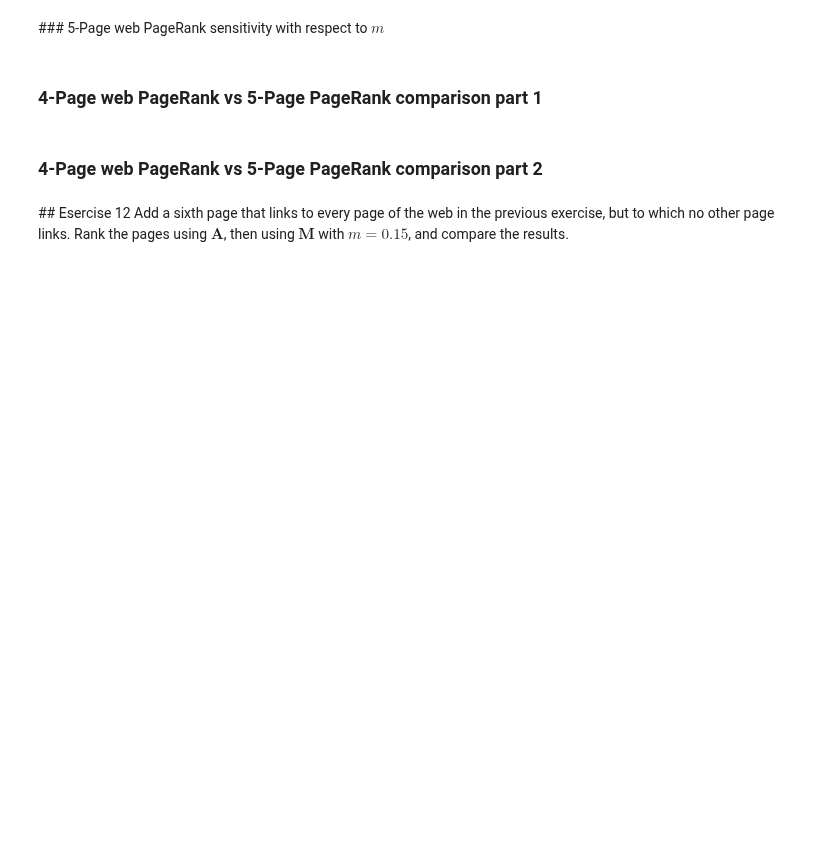
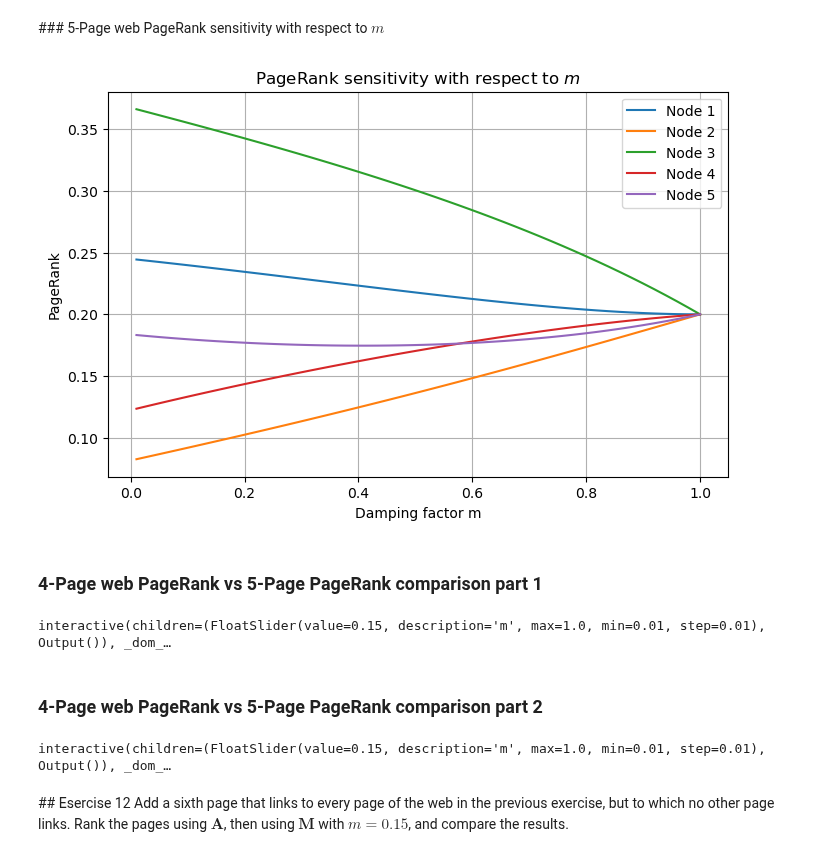
Before and after one commit to giorgiozoccatelli/ComputationalLinearAlgebra, a Jupyter notebook: PageRank/es11.ipynb, the cells around one changed output. Cells and saved outputs as stored; diff of their text form; code cells hidden in the pictures; blank space fills up the shorter version.

```diff
--- a/PageRank/es11.ipynb
+++ b/PageRank/es11.ipynb
@@ -216,30 +226,32 @@ plt.show()
 # %%
 m_values = np.linspace(0.01, 1, 50)
 pagerank_vs_m = []
 
 for m_val in m_values:
-    M,v0=compute_M_matrix(A,m_val)
+    M,v0=compute_M_matrix(A5,m_val)
     pr,_,_ = pagerank_power_method_classic(M,v0)
     pagerank_vs_m.append(pr)
 
 pagerank_vs_m = np.array(pagerank_vs_m)
 
 plt.figure(figsize=(8, 5))
 for i in range(5):
     plt.plot(m_values, pagerank_vs_m[:, i], label=f'Node {i+1}')
 
 plt.xlabel('Damping factor m')
 plt.ylabel('PageRank')
 plt.title('PageRank sensitivity with respect to $m$')
 plt.legend(loc='upper right')
 plt.grid(True)
 plt.show()
+# %% [output]
+[figure, added]
 # %% [markdown]
 ### 4-Page web PageRank vs 5-Page PageRank comparison part 1
 # %%
 def plot_pagerank_comparison(m):
     nodes = ['1','2','3','4']
-    M5,v0_5=compute_M_matrix(A,m)
+    M5,v0_5=compute_M_matrix(A5,m)
     v5,_,_ = pagerank_power_method_classic(M5,v0_5)
     M4,v0_4=compute_M_matrix(A4,m)
     v4,_,_ = pagerank_power_method_classic(M4,v0_4)
@@ -261,12 +273,14 @@ def plot_pagerank_comparison(m):
     plt.show()
 
 interact(plot_pagerank_comparison, m=FloatSlider(value=0.15, min=0.01, max=1, step=0.01, description='m'));
+# %% [output]
+interactive(children=(FloatSlider(value=0.15, description='m', max=1.0, min=0.01, step=0.01), Output()), _dom_…
 # %% [markdown]
 ### 4-Page web PageRank vs 5-Page PageRank comparison part 2
 # %%
 def plot_pagerank_difference_relative(m=0.15):
     nodes = ['1','2','3','4']
-    M5,v0_5=compute_M_matrix(A,m)
+    M5,v0_5=compute_M_matrix(A5,m)
     v5,_,_ = pagerank_power_method_classic(M5,v0_5)
     M4,v0_4=compute_M_matrix(A4,m)
     v4,_,_ = pagerank_power_method_classic(M4,v0_4)
@@ -288,6 +302,8 @@ def plot_pagerank_difference_relative(m=0.15):
     plt.show()
 
 interact(plot_pagerank_difference_relative, m=FloatSlider(value=0.15, min=0.01, max=1, step=0.01, description='m'));
+# %% [output]
+interactive(children=(FloatSlider(value=0.15, description='m', max=1.0, min=0.01, step=0.01), Output()), _dom_…
 # %% [markdown]
 ## Esercise 12
 Add a sixth page that links to every page of the web in the previous exercise, but to which no other page links. Rank the pages using $\mathbf{A}$, then using $\mathbf{M}$ with $m=0.15$, and compare the results.
```
Also changed, not shown: parts of 6 cells of this notebook.
